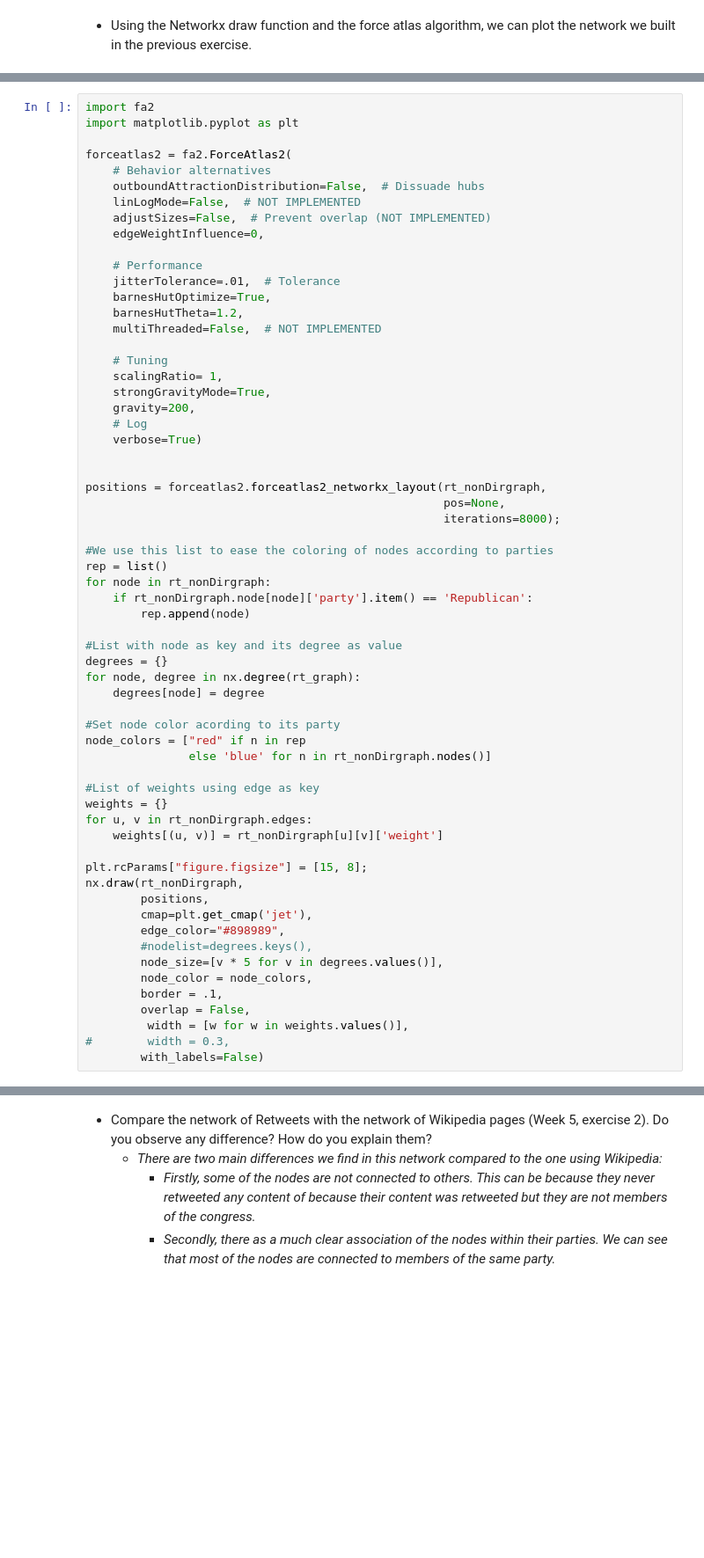
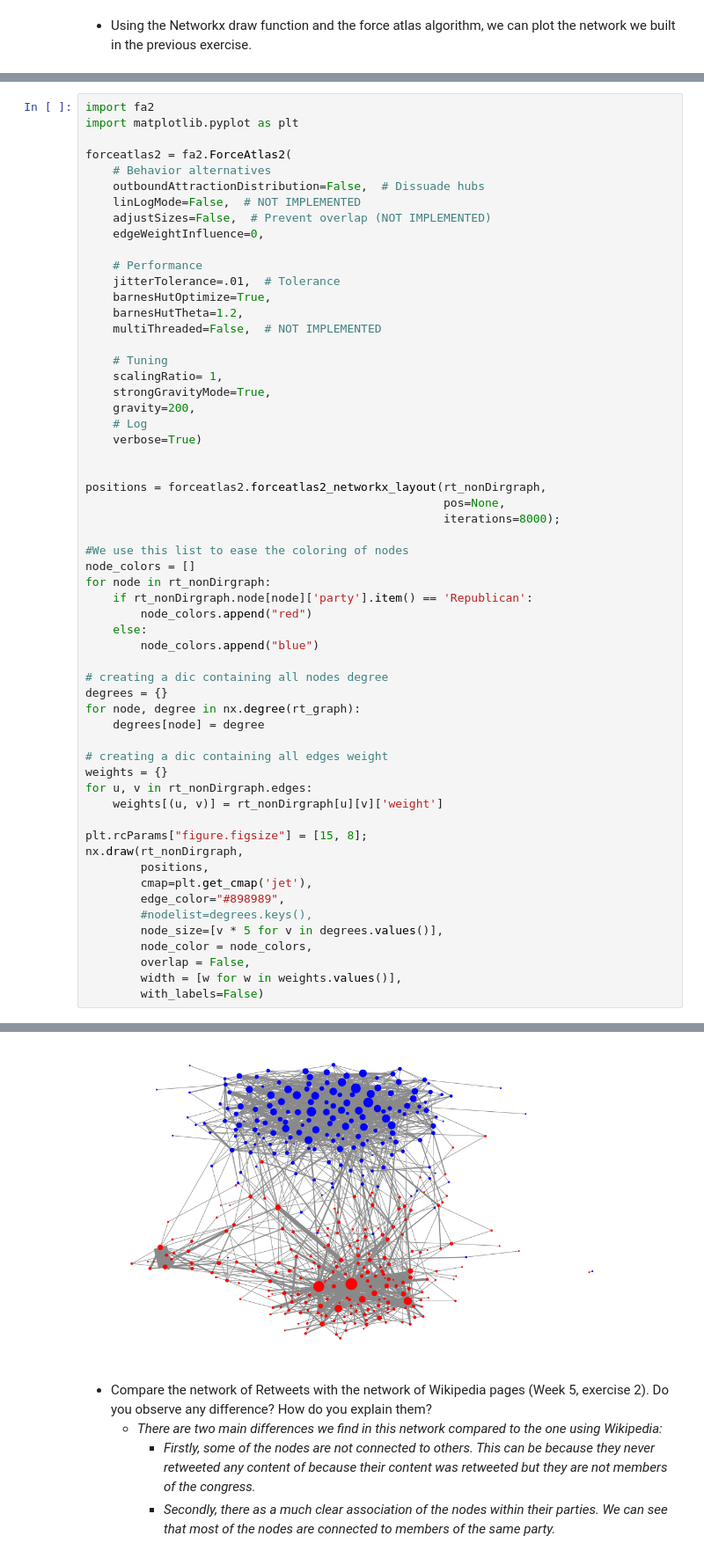
Before and after one commit to JulesBelveze/yelp-dataset-analysis, a Jupyter notebook: Assignment2.ipynb, the cells around one changed output, grey strips where cells are left out. Shown at 88% size. Drawn from its saved outputs; the diff is of its cells as text; blank space fills up the shorter version.

```diff
--- a/Assignment2.ipynb
+++ b/Assignment2.ipynb
@@ -118,22 +118,20 @@ positions = forceatlas2.forceatlas2_networkx_layout(rt_nonDirgraph,
                                                     pos=None,
                                                     iterations=8000);
 
-#We use this list to ease the coloring of nodes according to parties
-rep = list()
+#We use this list to ease the coloring of nodes
+node_colors = []
 for node in rt_nonDirgraph:
     if rt_nonDirgraph.node[node]['party'].item() == 'Republican':
-        rep.append(node)
+        node_colors.append("red")
+    else:
+        node_colors.append("blue")
 
-#List with node as key and its degree as value
+# creating a dic containing all nodes degree
 degrees = {}
 for node, degree in nx.degree(rt_graph):
     degrees[node] = degree
 
-#Set node color acording to its party
-node_colors = ["red" if n in rep
-               else 'blue' for n in rt_nonDirgraph.nodes()]
-
-#List of weights using edge as key
+# creating a dic containing all edges weight
 weights = {}
 for u, v in rt_nonDirgraph.edges:
     weights[(u, v)] = rt_nonDirgraph[u][v]['weight']
@@ -146,8 +144,7 @@ nx.draw(rt_nonDirgraph,
         #nodelist=degrees.keys(),
         node_size=[v * 5 for v in degrees.values()],
         node_color = node_colors,
-        border = .1,
         overlap = False,
-         width = [w for w in weights.values()],
-#        width = 0.3,
+        width = [w for w in weights.values()],
         with_labels=False)
+# %% [output]
@@ -154,3 +156,4 @@ nx.draw(rt_nonDirgraph,
+[figure, added]
 # %% [markdown]
 - Compare the network of Retweets with the network of Wikipedia pages (Week 5, exercise 2). Do you observe any difference? How do you explain them?
     - _There are two main differences we find in this network compared to the one using Wikipedia:_
```
Also changed, not shown: parts of 28 cells of this notebook.
